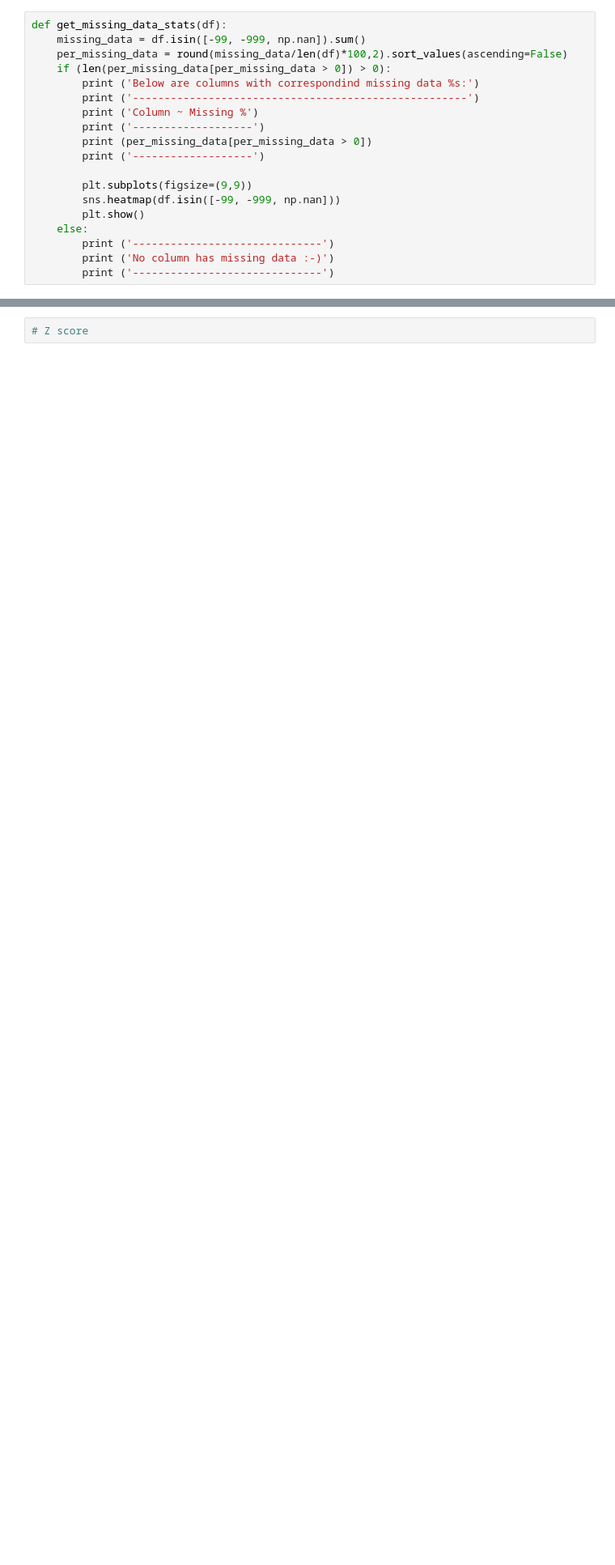
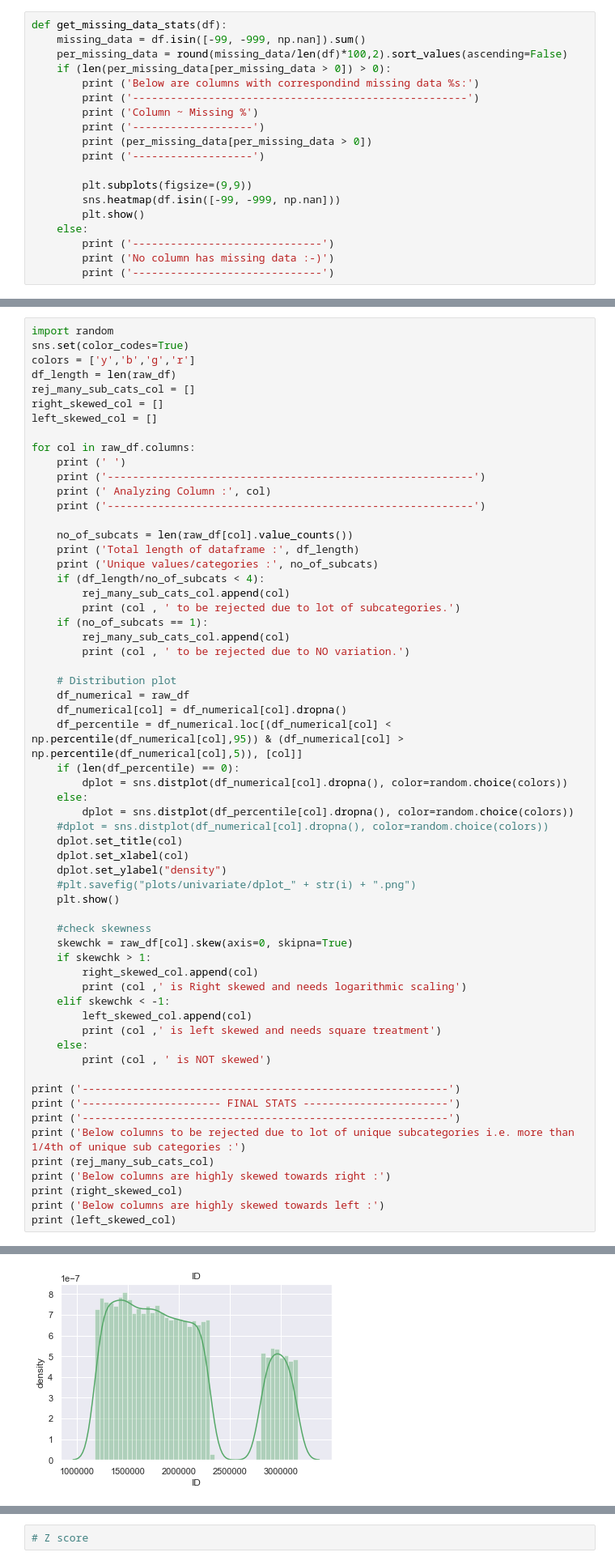
Before and after one commit to ankygupta9999/coronary-heart-disease-prediction, a Jupyter notebook: coronary-heart-disease-prediction.ipynb, the cells around one changed output, grey strips where cells are left out. Shown at 81% size. Cells and saved outputs as stored; diff of their text form; blank space fills up the shorter version.

```diff
--- a/coronary-heart-disease-prediction.ipynb
+++ b/coronary-heart-disease-prediction.ipynb
@@ -132,0 +179,61 @@ sns.boxplot(x=raw_df['A2'])
+# %%
+import random
+sns.set(color_codes=True)
+colors = ['y','b','g','r']
+df_length = len(raw_df)
+rej_many_sub_cats_col = []
+right_skewed_col = []
+left_skewed_col = []
+
+for col in raw_df.columns:
+    print (' ')
+    print ('----------------------------------------------------------')
+    print (' Analyzing Column :', col)
+    print ('----------------------------------------------------------')
+
+    no_of_subcats = len(raw_df[col].value_counts())
+    print ('Total length of dataframe :', df_length)
+    print ('Unique values/categories :', no_of_subcats)
+    if (df_length/no_of_subcats < 4):
+        rej_many_sub_cats_col.append(col)
+        print (col , ' to be rejected due to lot of subcategories.')
+    if (no_of_subcats == 1):
+        rej_many_sub_cats_col.append(col)
+        print (col , ' to be rejected due to NO variation.')
+
+    # Distribution plot
+    df_numerical = raw_df
+    df_numerical[col] = df_numerical[col].dropna()
+    df_percentile = df_numerical.loc[(df_numerical[col] < np.percentile(df_numerical[col],95)) & (df_numerical[col] > np.percentile(df_numerical[col],5)), [col]]
+    if (len(df_percentile) == 0):
+        dplot = sns.distplot(df_numerical[col].dropna(), color=random.choice(colors))
+    else:
+        dplot = sns.distplot(df_percentile[col].dropna(), color=random.choice(colors))
+    #dplot = sns.distplot(df_numerical[col].dropna(), color=random.choice(colors))
+    dplot.set_title(col)
+    dplot.set_xlabel(col)
+    dplot.set_ylabel("density")
+    #plt.savefig("plots/univariate/dplot_" + str(i) + ".png")
+    plt.show()
+
+    #check skewness
+    skewchk = raw_df[col].skew(axis=0, skipna=True)
+    if skewchk > 1:
+        right_skewed_col.append(col)
+        print (col ,' is Right skewed and needs logarithmic scaling')
+    elif skewchk < -1:
+        left_skewed_col.append(col)
+        print (col ,' is left skewed and needs square treatment')
+    else:
+        print (col , ' is NOT skewed')
+
+print ('----------------------------------------------------------')
+print ('---------------------- FINAL STATS -----------------------')
+print ('----------------------------------------------------------')
+print ('Below columns to be rejected due to lot of unique subcategories i.e. more than 1/4th of unique sub categories :')
+print (rej_many_sub_cats_col)
+print ('Below columns are highly skewed towards right :')
+print (right_skewed_col)
+print ('Below columns are highly skewed towards left :')
+print (left_skewed_col)
+# %% [output]
@@ -132,0 +246 @@ sns.boxplot(x=raw_df['A2'])
+[figure, added]
```
Also changed, not shown: parts of 49 cells of this notebook, 1 other file.
